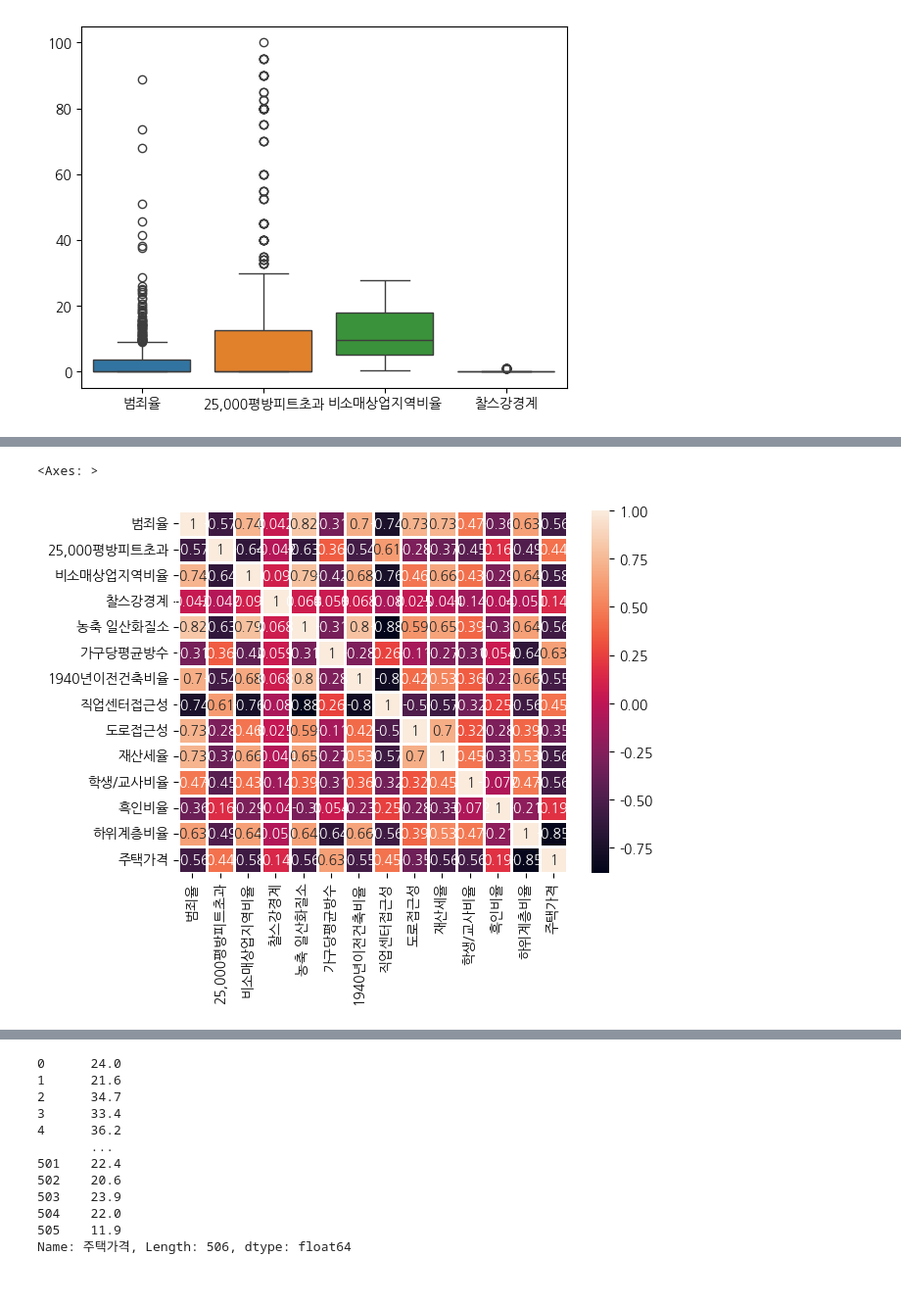
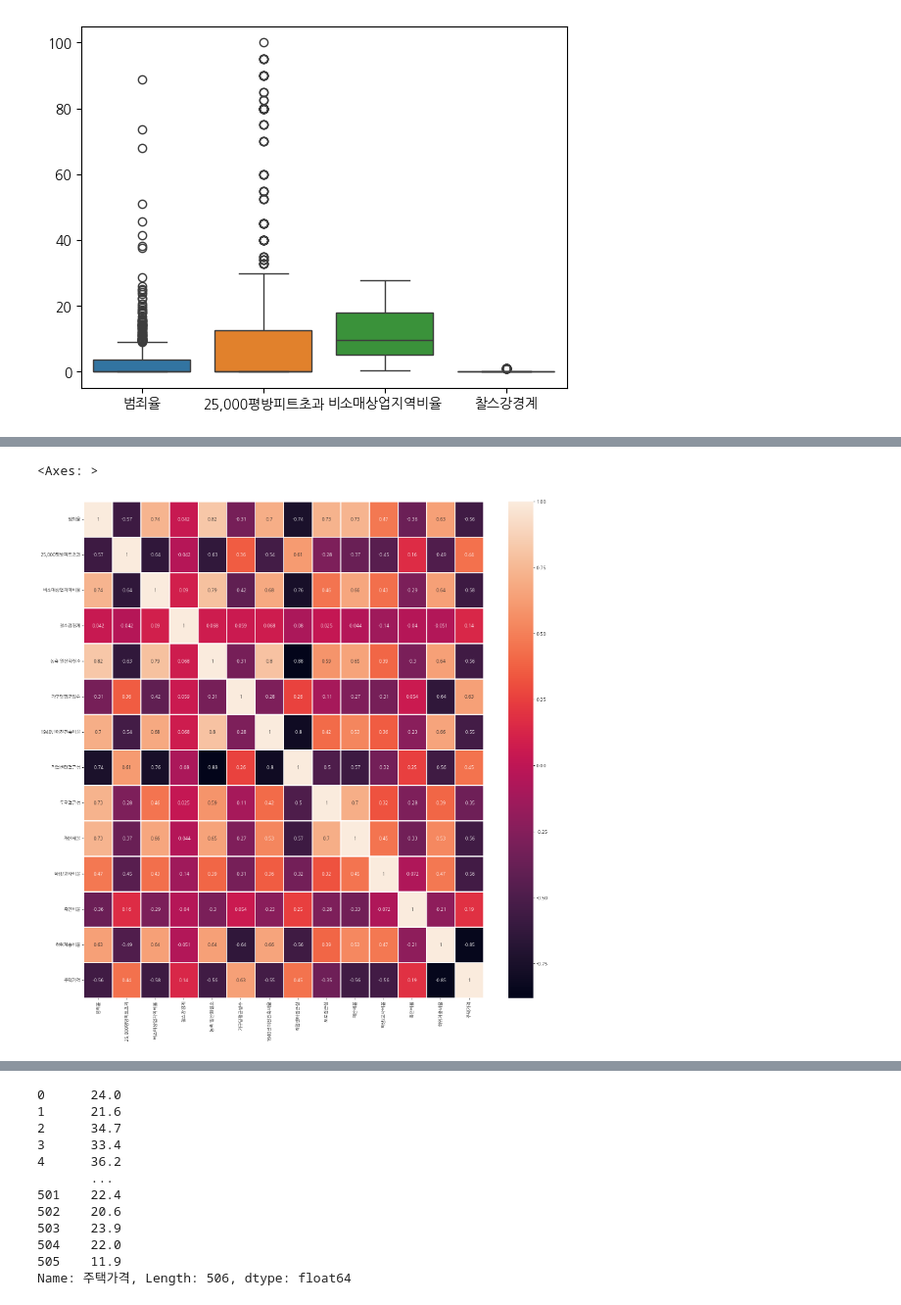
Before and after one commit to eunso03/fintech, a Jupyter notebook: 05machine_learning/17지도학습_회귀분석_최적회귀_정규화_tree회귀.ipynb, the cells around one changed output, grey strips where cells are left out. Shown at 98% size. Cells and saved outputs as stored; diff of their text form; code cells hidden in the pictures.

```diff
--- a/05machine_learning/17지도학습_회귀분석_최적회귀_정규화_tree회귀.ipynb
+++ b/05machine_learning/17지도학습_회귀분석_최적회귀_정규화_tree회귀.ipynb
@@ -123,8 +127,9 @@ data.corr()
 # %%
+plt.figure(figsize=(20,20))
 sns.heatmap(data.corr(method='spearman'), annot=True, linewidth=1)
 # %% [output]
 <Axes: >
-[figure, old version]
+[figure, new version]
 # %%
 X = data.drop('주택가격', axis=1)
 y = data['주택가격']
```
Also changed, not shown: parts of 21 cells of this notebook, 2 other files.
